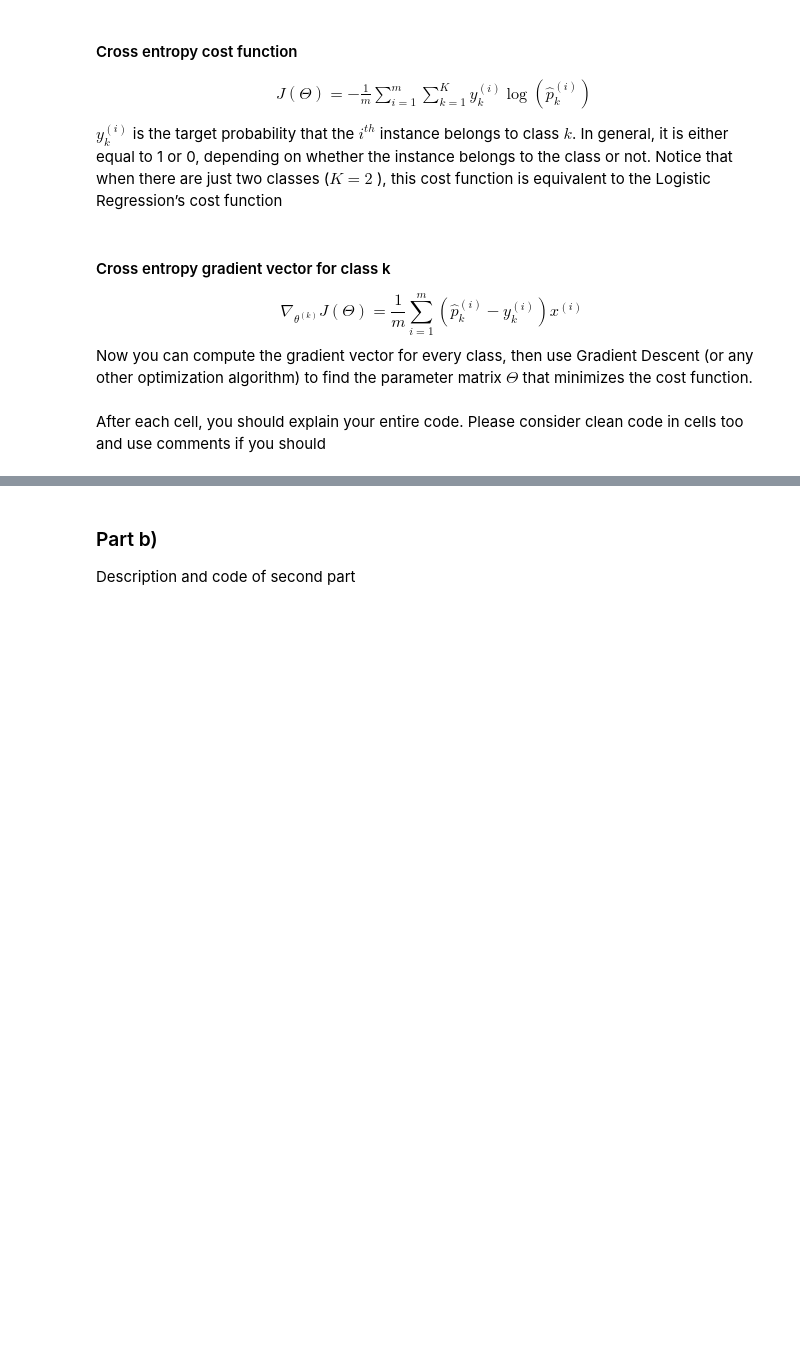
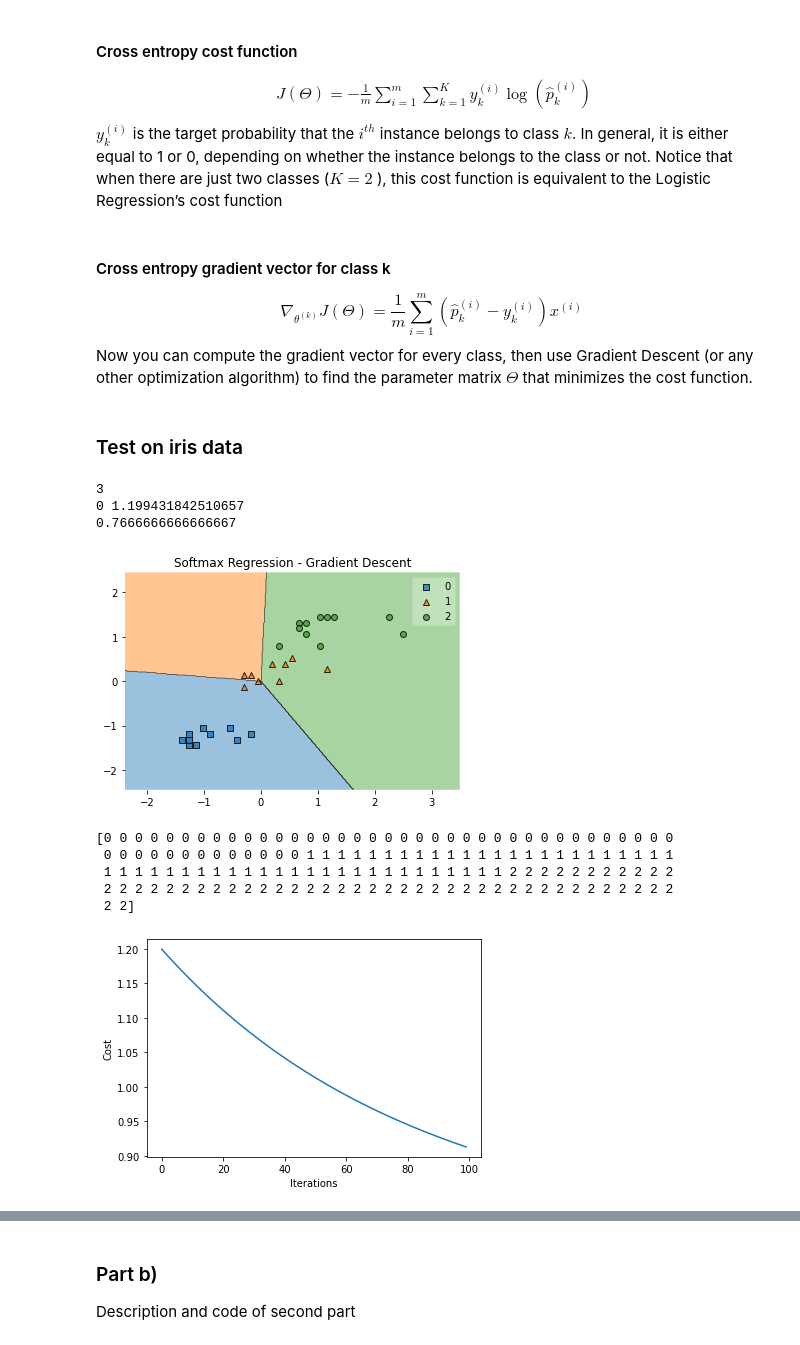
Before and after one commit to MohammadRouintan/Implementation-LinearRegression-From-Scratch, a Jupyter notebook: SoftmaxRegression.ipynb, the cells around one changed output, grey strips where cells are left out. Drawn from its saved outputs; the diff is of its cells as text; code cells hidden in the pictures; blank space fills up the shorter version.

```diff
--- a/SoftmaxRegression.ipynb
+++ b/SoftmaxRegression.ipynb
@@ -126,5 +124,45 @@ class SoftmaxRegression():
     def predict(self, X):
         proba_predict = self.predict_proba(X)
         return proba_predict.argmax(axis=1)
-# %% [markdown]
-After each cell, you should explain your entire code. Please consider clean code in cells too and use comments if you should
+# %% [markdown]
+### Test on iris data
+# %%
+from sklearn.datasets import load_iris
+from mlxtend.plotting import plot_decision_regions
+from sklearn.pipeline import make_pipeline
+from sklearn.preprocessing import StandardScaler
+from sklearn.model_selection import train_test_split
+
+iris_X, iris_y = load_iris(return_X_y=True)
+iris_X = iris_X[:, (0, 3)]
+# standardize
+iris_X[:,0] = (iris_X[:,0] - iris_X[:,0].mean()) / iris_X[:,0].std()
+iris_X[:,1] = (iris_X[:,1] - iris_X[:,1].mean()) / iris_X[:,1].std()
+
+
+x_train, x_test, y_train, y_test = train_test_split(iris_X, iris_y, test_size=0.2, random_state=42)
+#softmax_regression = make_pipeline(StandardScaler(), SoftmaxRegression(eta=0.1, epochs=5000))
+softmax_regression = SoftmaxRegression(eta=0.01, epochs=100)
+# %%
+softmax_regression.fit(x_train, y_train)
+y_pred = softmax_regression.predict(x_test)
+accuracy_score = np.mean(y_pred == y_test)
+print(accuracy_score)
+plot_decision_regions(x_test, y_test, clf=softmax_regression)
+plt.title('Softmax Regression - Gradient Descent')
+plt.show()
+plt.plot(range(len(softmax_regression.cost_)), softmax_regression.cost_)
+plt.xlabel('Iterations')
+plt.ylabel('Cost')
+plt.show()
+# %% [output]
+3
+0 1.199431842510657
+0.7666666666666667
+[figure, added]
+[0 0 0 0 0 0 0 0 0 0 0 0 0 0 0 0 0 0 0 0 0 0 0 0 0 0 0 0 0 0 0 0 0 0 0 0 0
+ 0 0 0 0 0 0 0 0 0 0 0 0 0 1 1 1 1 1 1 1 1 1 1 1 1 1 1 1 1 1 1 1 1 1 1 1 1
+ 1 1 1 1 1 1 1 1 1 1 1 1 1 1 1 1 1 1 1 1 1 1 1 1 1 1 2 2 2 2 2 2 2 2 2 2 2
+ 2 2 2 2 2 2 2 2 2 2 2 2 2 2 2 2 2 2 2 2 2 2 2 2 2 2 2 2 2 2 2 2 2 2 2 2 2
+ 2 2]
+[figure, added]
```
Also changed, not shown: parts of 6 cells of this notebook, 1 other file.
